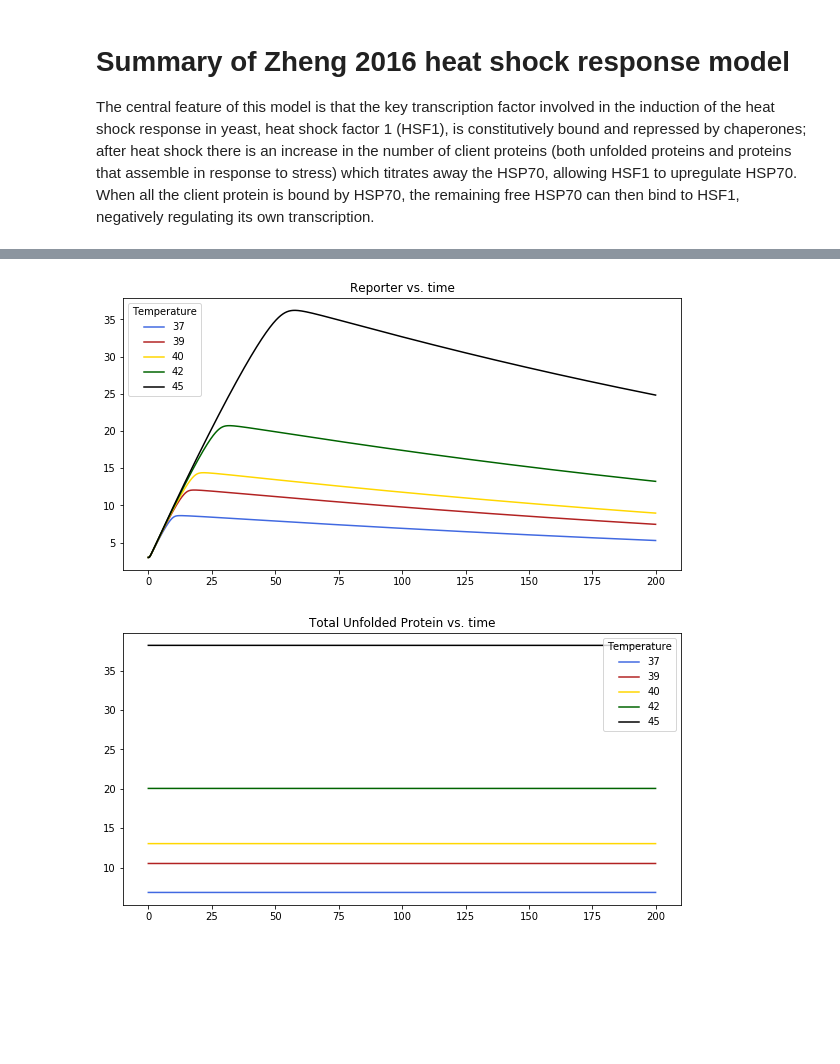
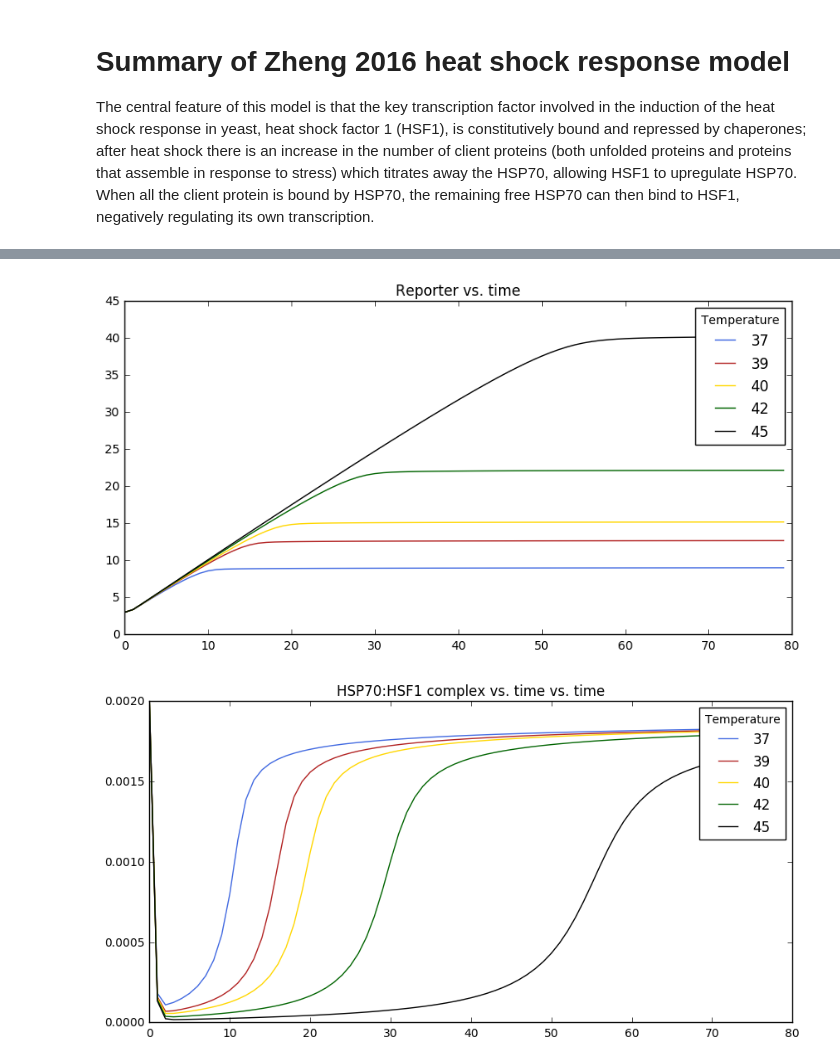
Before and after one commit to haneulyoo/agg_simv2, a Jupyter notebook: zheng-2016-summary.ipynb, the cells around one changed output, grey strips where cells are left out. Saved outputs shown, nothing was run; the diff lists cells and outputs as text; code cells hidden in the pictures; blank space fills up the shorter version.

```diff
--- a/zheng-2016-summary.ipynb
+++ b/zheng-2016-summary.ipynb
@@ -95,7 +96,7 @@ z = []
 
 for t in T:
     UP_0 = 0.0024*np.exp(0.215*t) # generates initial value of UP; empirical
-    time = np.arange(0, 200, 0.1)
+    time = np.arange(0, 80, 1)
     zinit = np.array([HSP_0, HSF1_0, HSP_HSF1_0, HSP_UP_0, UP_0, YFP_0])
     z.append(odeint(deriv, zinit, time))
 
@@ -106,8 +111,8 @@ colors = ['royalblue', 'firebrick', 'gold', 'darkgreen', 'k']
 # %%
 plot_species_vs_time(z, time, colors, names, "Reporter", 5)
 # %% [output]
-[figure, old version]
+[figure, new version]
 # %%
-plot_species_vs_time(z, time, colors, names, "Total Unfolded Protein", [3,4])
+plot_species_vs_time(z, time, colors, names, "HSP70:HSF1 complex vs. time", [2])
 # %% [output]
-[figure, old version]
+[figure, new version]
```
Also changed, not shown: parts of 8 cells of this notebook, 1 other file.
